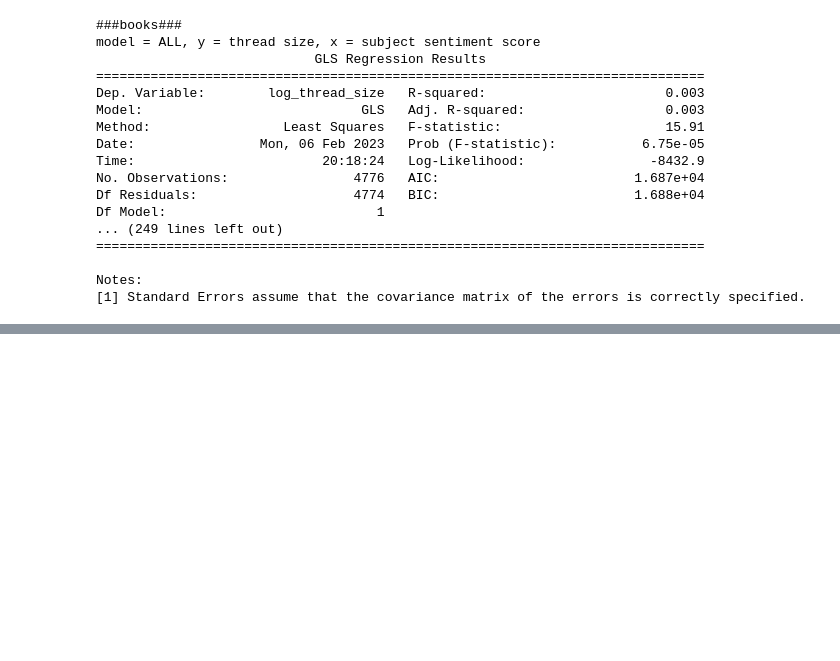
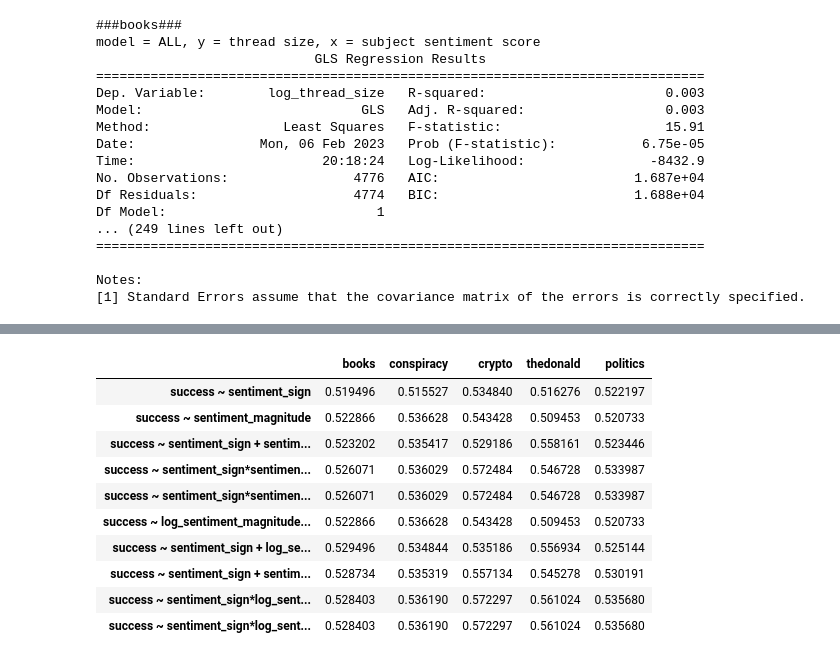
Before and after one commit to caralynch/reddit_analyses, a Jupyter notebook: 9_regression.ipynb, the cells around one changed output, grey strips where cells are left out. Drawn from its saved outputs; the diff is of its cells as text; code cells hidden in the pictures; blank space fills up the shorter version.

```diff
--- a/9_regression.ipynb
+++ b/9_regression.ipynb
@@ -356,0 +549,3 @@ NameError: name 'regression_thread_data' is not defined
+# %%
+def log_plus_1(x):
+    return np.log(x+1)
@@ -356,0 +560,72 @@ NameError: name 'regression_thread_data' is not defined
+# %%
+for key in regression_thread_data:
+    regression_thread_data[key]['log_sentiment_magnitude_plus_one'] = log_plus_1(regression_thread_data[key].sentiment_magnitude)
+# %%
+models_log = models + [
+    "success ~ log_sentiment_magnitude_plus_one",
+    "success ~ sentiment_sign + log_sentiment_magnitude_plus_one",
+    "success ~ sentiment_sign + sentiment_magnitude + log_sentiment_magnitude_plus_one",
+    "success ~ sentiment_sign*log_sentiment_magnitude_plus_one",
+    "success ~ sentiment_sign*log_sentiment_magnitude_plus_one + sentiment_sign + log_sentiment_magnitude_plus_one"
+]
+# %%
+aucs_tables = {}
+# %%
+
+
+aucs = {}
+for model in models_log:
+    aucs[model] = {}
+    for key in regression_thread_data:
+        print(key)
+        logistic_regression = smf.logit(
+            model,
+            data=regression_thread_data[key]
+        ).fit()
+        y_predicted = logistic_regression.predict()
+        y_real = regression_thread_data[key].success
+
+        auc = metrics.roc_auc_score(y_real,  y_predicted)
+        aucs[model][key] = auc
+display(pd.DataFrame.from_dict(aucs, orient='index'))
+
+aucs_tables['all_data'] = pd.DataFrame.from_dict(aucs, orient='index')
+
+"""
+for model in models:
+
+    fig, axes = plt.subplots(3,2, figsize=(14,21))
+
+    i = 0
+    j = 0
+
+    logistic_regression = {}
+
+    for key in regression_thread_data:
+        print(f'###{key}###')
+        logistic_regression[key] = smf.logit(
+            model,
+            data=regression_thread_data[key]
+        ).fit()
+        #print(logistic_regression[key].summary())
+
+        y_predicted = logistic_regression[key].predict()
+        y_real = regression_thread_data[key].success
+
+        fpr, tpr, _ = metrics.roc_curve(y_real,  y_predicted)
+        auc = metrics.roc_auc_score(y_real,  y_predicted)
+
+        axes[i,j].plot(fpr, tpr, label="AUC="+str(auc))
+        axes[i,j].set_ylabel('True Positive Rate')
+        axes[i,j].set_xlabel('False Positive Rate')
+        axes[i,j].set_title(f"{key} {model}")
+        axes[i,j].legend(loc=4)
+        j = (j+1)%2
+        if j == 0:
+            i += 1
+    fig.suptitle(model)
+    fig.tight_layout()
+
+    plt.show()
+"""
+# %% [output]
@@ -356,0 +649,11 @@ NameError: name 'regression_thread_data' is not defined
+|  | books | conspiracy | crypto | thedonald | politics |
+| success ~ sentiment_sign | 0.519496 | 0.515527 | 0.534840 | 0.516276 | 0.522197 |
+| success ~ sentiment_magnitude | 0.522866 | 0.536628 | 0.543428 | 0.509453 | 0.520733 |
+| success ~ sentiment_sign + sentim... | 0.523202 | 0.535417 | 0.529186 | 0.558161 | 0.523446 |
+| success ~ sentiment_sign*sentimen... | 0.526071 | 0.536029 | 0.572484 | 0.546728 | 0.533987 |
+| success ~ sentiment_sign*sentimen... | 0.526071 | 0.536029 | 0.572484 | 0.546728 | 0.533987 |
+| success ~ log_sentiment_magnitude... | 0.522866 | 0.536628 | 0.543428 | 0.509453 | 0.520733 |
+| success ~ sentiment_sign + log_se... | 0.529496 | 0.534844 | 0.535186 | 0.556934 | 0.525144 |
+| success ~ sentiment_sign + sentim... | 0.528734 | 0.535319 | 0.557134 | 0.545278 | 0.530191 |
+| success ~ sentiment_sign*log_sent... | 0.528403 | 0.536190 | 0.572297 | 0.561024 | 0.535680 |
+| success ~ sentiment_sign*log_sent... | 0.528403 | 0.536190 | 0.572297 | 0.561024 | 0.535680 |
```
Also changed, not shown: parts of 38 cells of this notebook, 5 other files.
